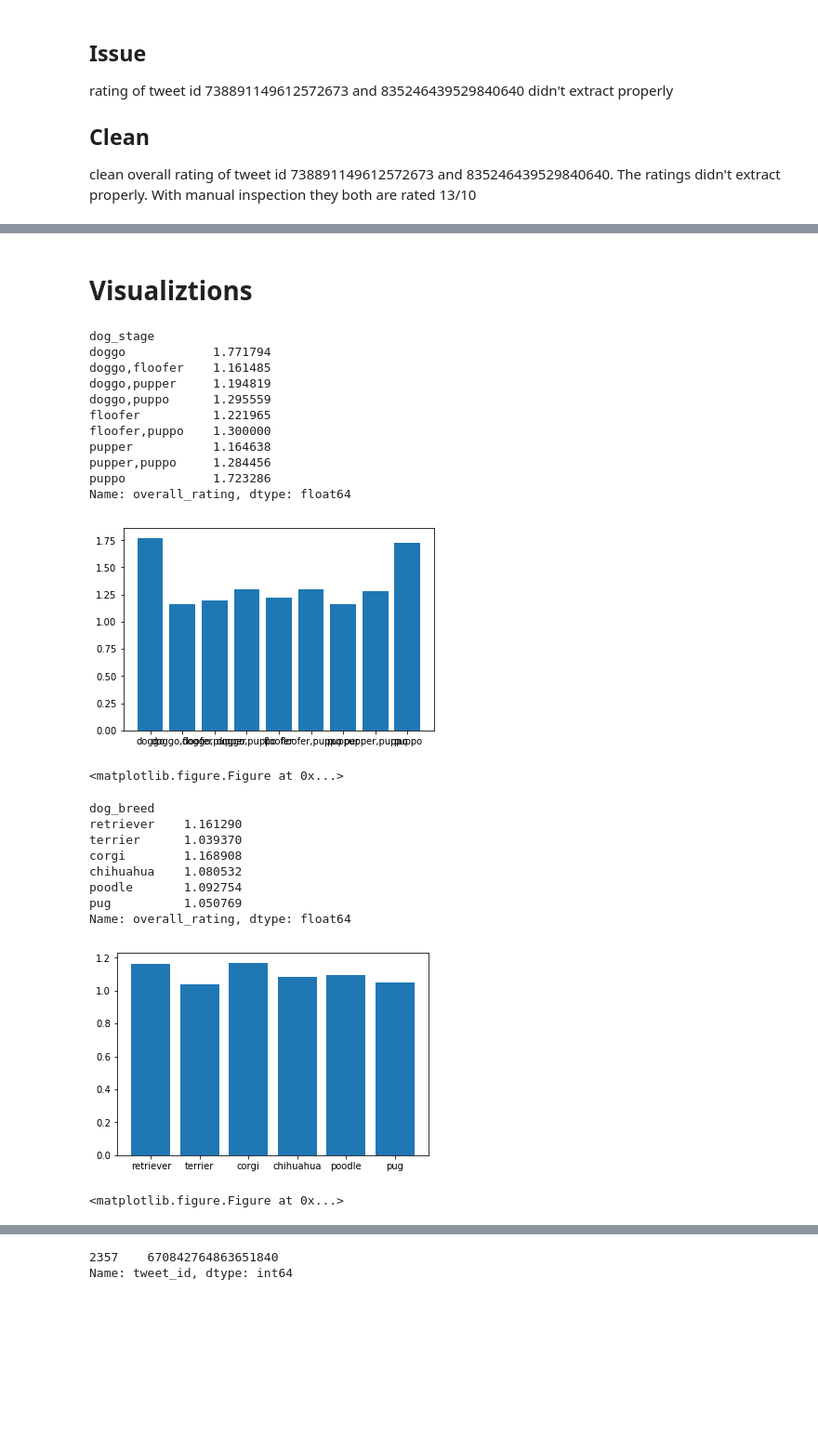
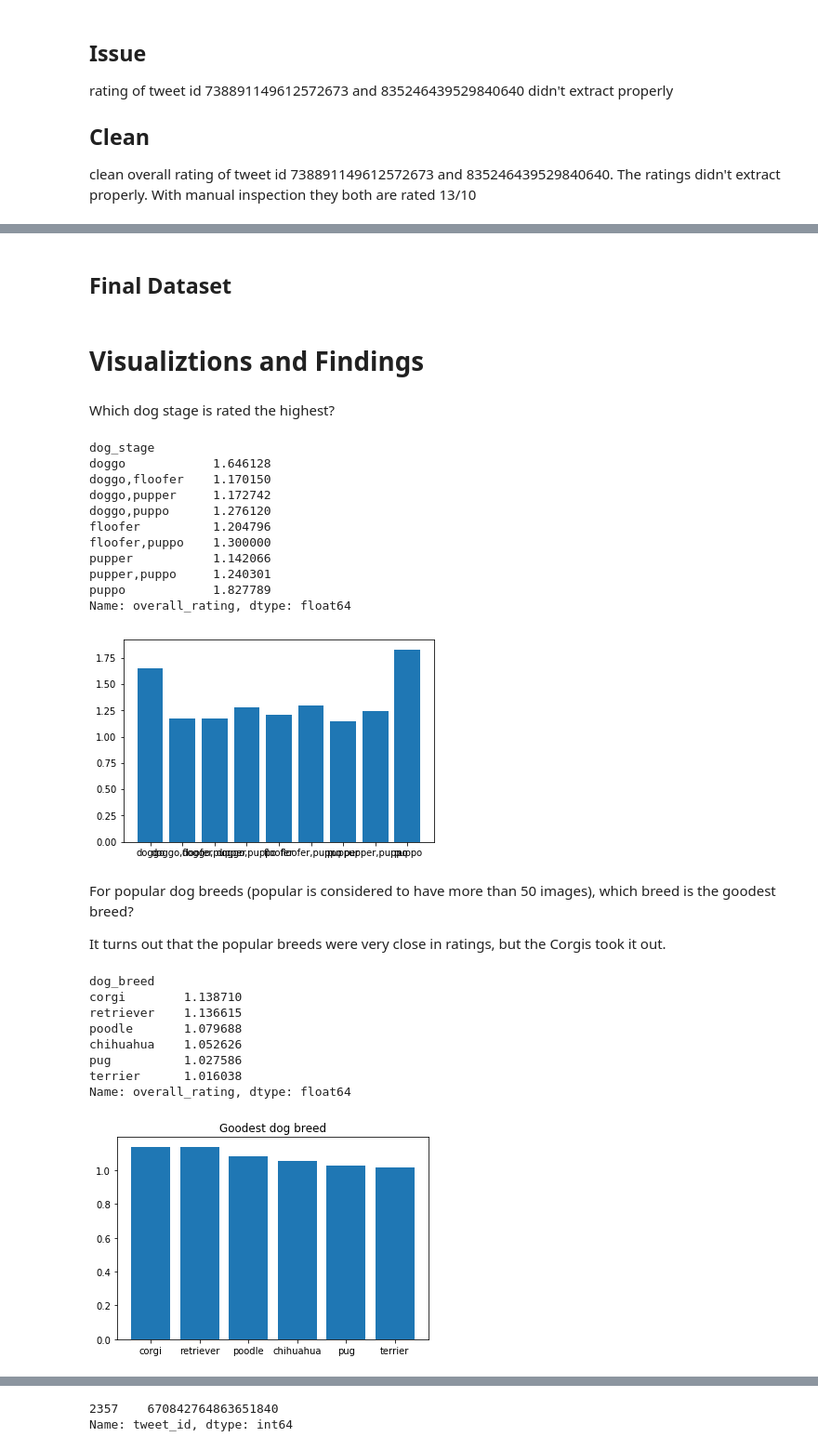
Before and after one commit to KattyP/DataWrangleProject, a Jupyter notebook: wrangle_act.ipynb, the cells around one changed output, grey strips where cells are left out. Shown at 93% size. Saved outputs shown, nothing was run; the diff lists cells and outputs as text; code cells hidden in the pictures; blank space fills up the shorter version.

```diff
--- a/wrangle_act.ipynb
+++ b/wrangle_act.ipynb
@@ -1206,3 +1205,5 @@ retweet_count         4872 non-null int64
 favorite_count        4872 non-null int64
 dtypes: datetime64[ns](1), float64(6), int64(3), object(12)
 memory usage: 875.4+ KB
+# %%
+twitter_clean.drop_duplicates(['tweet_id'], inplace=True)
@@ -1260,0 +1301,4 @@ twitter_clean['overall_rating'] = twitter_clean['overall_rating'].replace(np.nan
+# %% [markdown]
+## Final Dataset
+# %%
+twitter_clean = twitter_clean.drop(['p1', 'p1_conf', 'p1_dog', 'p2', 'p2_conf', 'p2_dog', 'p3', 'p3_conf', 'p3_dog'], axis=1)
@@ -1261,23 +1307,25 @@ twitter_clean['overall_rating'] = twitter_clean['overall_rating'].replace(np.nan
 # %% [markdown]
-# Visualiztions
+# Visualiztions and Findings
+# %% [markdown]
+Which dog stage is rated the highest?
 # %%
 rating = twitter_clean[twitter_clean['dog_stage'] != '']
 average_rating = rating.groupby(['dog_stage'])['overall_rating'].mean()
 average_rating
 # %% [output]
 dog_stage
-doggo            1.771794
-doggo,floofer    1.161485
-doggo,pupper     1.194819
-doggo,puppo      1.295559
-floofer          1.221965
+doggo            1.646128
+doggo,floofer    1.170150
+doggo,pupper     1.172742
+doggo,puppo      1.276120
+floofer          1.204796
 floofer,puppo    1.300000
-pupper           1.164638
-pupper,puppo     1.284456
-puppo            1.723286
+pupper           1.142066
+pupper,puppo     1.240301
+puppo            1.827789
 Name: overall_rating, dtype: float64
 # %%
-# Data to make the plot
+# Bar Chart
 
 bars = ['doggo', 'doggo,floofer', 'doggo,pupper','doggo,puppo', 'floofer', 'floofer,puppo', 'pupper', 'pupper,puppo','puppo']
 y_pos = np.arange(len(bars))
@@ -1290,38 +1338,38 @@ plt.xticks(y_pos, bars)
 
 # Show graphic
 plt.show()
-plt.figure(figsize=(40,20))
-plt.savefig('test2png.png', dpi=400)
 # %% [output]
-[figure, old version]
+[figure, new version]
-<matplotlib.figure.Figure at 0x...>
+# %% [markdown]
+For popular dog breeds (popular is considered to have more than 50 images), which breed is the goodest breed?
+
+It turns out that the popular breeds were very close in ratings, but the Corgis took it out.
 # %%
 breed_rating = twitter_clean[twitter_clean['dog_breed'] != '']
 average_breed_rating = breed_rating.groupby(['dog_breed'])['overall_rating'].mean()
-average_breed_rating[['retriever','terrier', 'corgi', 'chihuahua', 'poodle', 'pug']]
+average_breed_rating[['corgi', 'retriever', 'poodle', 'chihuahua','pug', 'terrier']]
 # %% [output]
 dog_breed
-retriever    1.161290
-terrier      1.039370
-corgi        1.168908
-chihuahua    1.080532
-poodle       1.092754
-pug          1.050769
+corgi        1.138710
+retriever    1.136615
+poodle       1.079688
+chihuahua    1.052626
+pug          1.027586
+terrier      1.016038
 Name: overall_rating, dtype: float64
 # %%
-bars = ['retriever','terrier', 'corgi', 'chihuahua', 'poodle', 'pug']
+#bar chart of goodest breed
+bars = ['corgi', 'retriever', 'poodle', 'chihuahua','pug', 'terrier']
 y_pos = np.arange(len(bars))
 
 # Create bars
-plt.bar(y_pos, average_breed_rating[['retriever','terrier', 'corgi', 'chihuahua', 'poodle', 'pug']])
+plt.bar(y_pos, average_breed_rating[['corgi', 'retriever', 'poodle', 'chihuahua','pug', 'terrier']])
 
 # Create names on the x-axis
 plt.xticks(y_pos, bars)
-
+plt.title('Goodest dog breed')
+plt.savefig('Goodestdogbreed.png')
 # Show graphic
 plt.show()
-plt.figure(figsize=(40,20))
-plt.savefig('test2png.png', dpi=400)
 # %% [output]
-[figure, old version]
+[figure, new version]
-<matplotlib.figure.Figure at 0x...>
```
Also changed, not shown: parts of 22 cells of this notebook.
